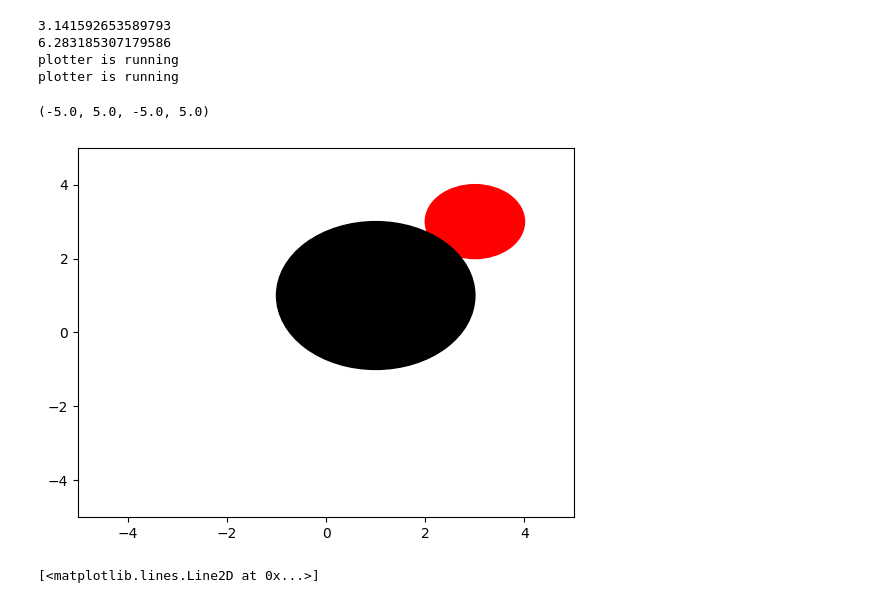
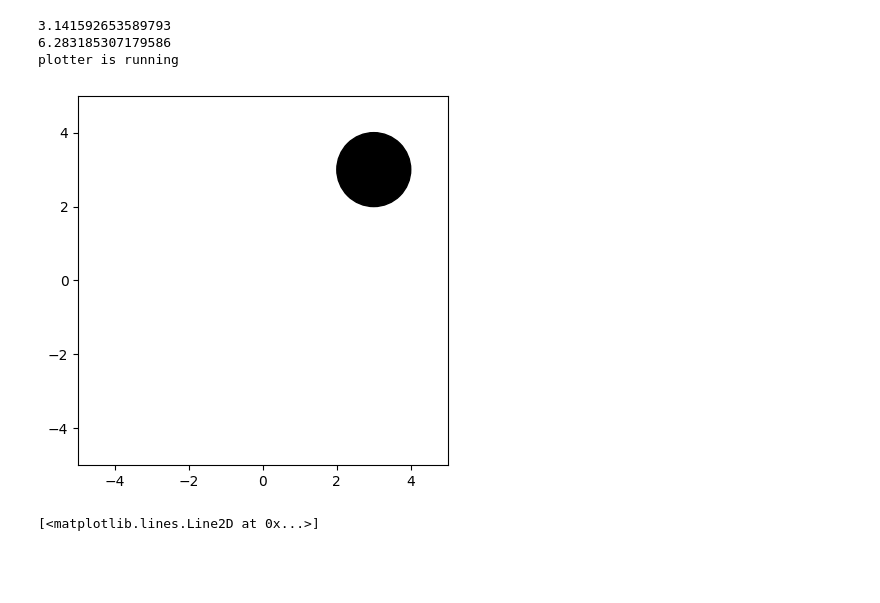
Before and after one commit to MxLied/Phyton-Max-Liedman, a Jupyter notebook: Labs och Explorations/tuto.ipynb, the cells around one changed output. Cells and saved outputs as stored; diff of their text form; code cells hidden in the pictures; blank space fills up the shorter version.

Commit message:
tuto point in shape update

```diff
--- a/Labs och Explorations/tuto.ipynb
+++ b/Labs och Explorations/tuto.ipynb
@@ -127,45 +229,41 @@ class Circle():
 
     def plot(self, color = 'k'):
         print("plotter is running")
-        circle_plot_object = plt.Circle((self.center_point_x, self.center_point_y), self.radius, color= color)
+        circle_plot_object = plt.Circle((self.center_point_x, self.center_point_y), self.radius, color = color)
 
         fig = plt.gcf()
         ax = fig.gca()
 
         ax.add_patch(circle_plot_object)
         return ax
 
 
 
 
 
 cirkel1 = Circle(1,3,3)
 
 cirkel1.circle_area()
 cirkel1.circle_circumference()
 
-cirkel2 = Circle(2,1,1)
-
-cirkel1.plot()
-cirkel2.plot()
-plt.axis([-5, 5, -5, 5])
 
 
+#cirkel1.plot()
+
+plt.axis([-5, 5, -5, 5])
+ax = cirkel1.plot()
+ax.set_aspect(1)
 
 
 # cirkel1.plot()
 # plt.axis([-5, 5, -5, 5])
 
-# ax = cirkel1.plot()
 # plt.axis([-5, 5, -5, 5])
-# ax.set_aspect(1)
 # %% [output]
 3.141592653589793
 6.283185307179586
 plotter is running
-plotter is running
-(-5.0, 5.0, -5.0, 5.0)
-[figure, old version]
+[figure, new version]
 # %%
 # def plot(self):
 #         print("plotter is running")
```
Also changed, not shown: parts of 3 cells of this notebook, 2 other files.
